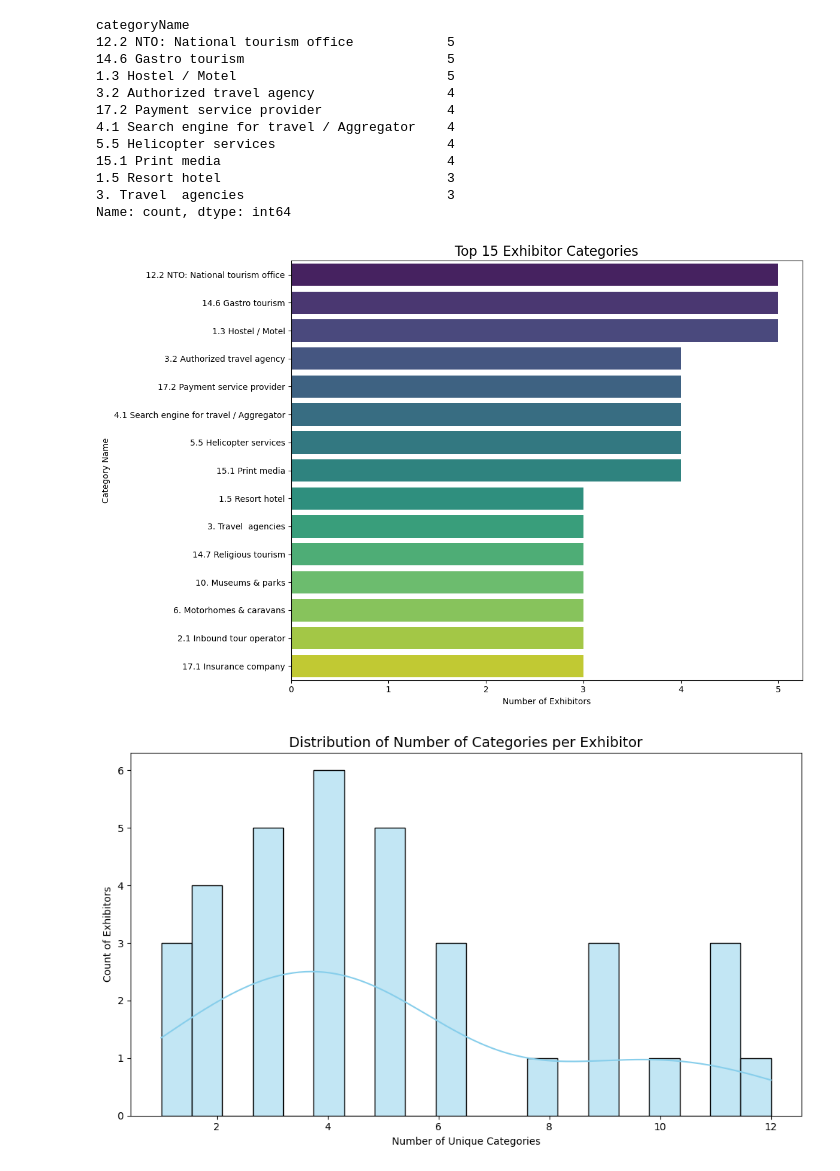
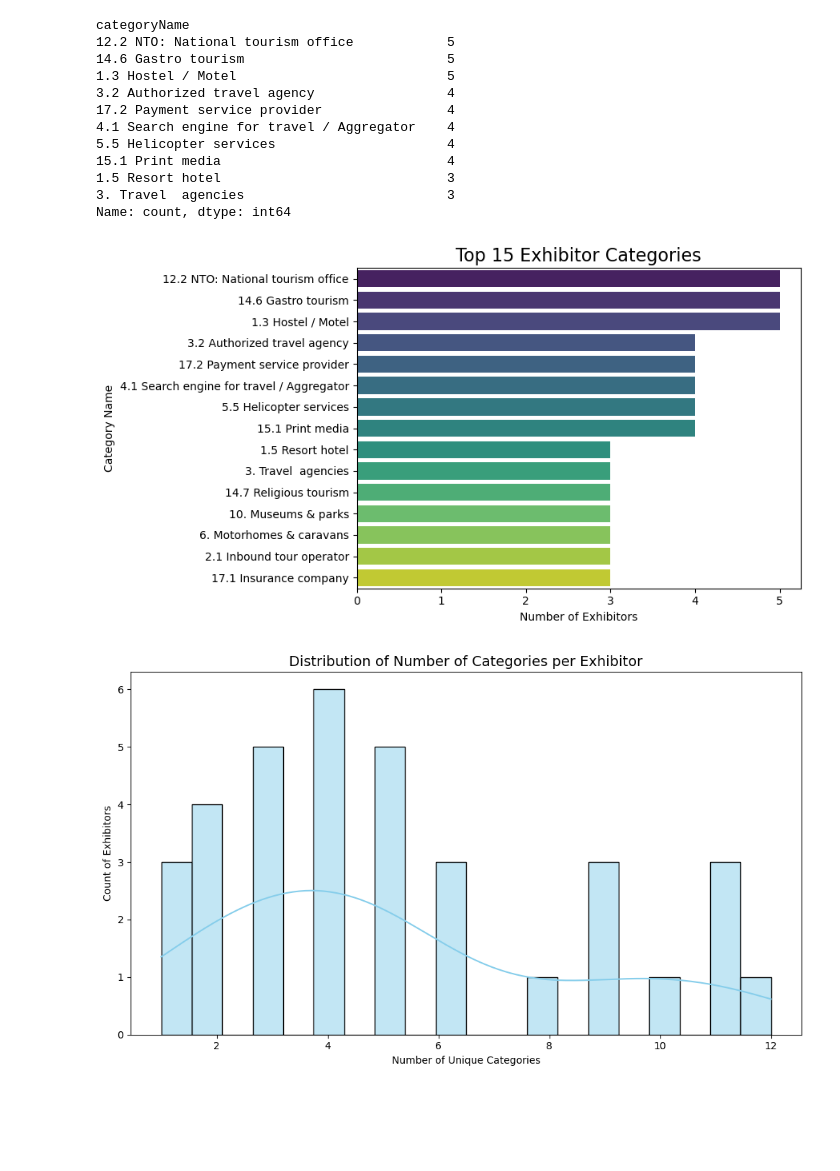
Before and after one commit to Jebinu/ITE-data-sciene-assignment, a Jupyter notebook: code/exhibitors_profile_analysis.ipynb, the cells around one changed output. Cells and saved outputs as stored; diff of their text form; code cells hidden in the pictures; blank space fills up the shorter version.

```diff
--- a/code/exhibitors_profile_analysis.ipynb
+++ b/code/exhibitors_profile_analysis.ipynb
@@ -52,23 +52,23 @@ import matplotlib.pyplot as plt
 import seaborn as sns
 # %%
 # Bar Plot - Top 15 Categories
-plt.figure(figsize=(12, 8))
+plt.figure(figsize=(9, 5))
 sns.barplot(
     x=category_counts.values[:15],
     y=category_counts.index[:15],
     hue=category_counts.index[:15],
     palette="viridis",
     legend=False
 )
 
 plt.title("Top 15 Exhibitor Categories", fontsize=16)
 plt.xlabel("Number of Exhibitors")
 plt.ylabel("Category Name")
 plt.tight_layout()
 plt.savefig("top_categories_barplot.png")
 plt.show()
 # %% [output]
-[figure, old version]
+[figure, new version]
 # %%
 # Number of Categories per Exhibitor
 category_per_exhibitor = exhibitor_final.groupby('exhibitorid')['categoryId'].nunique()
```
Also changed, not shown: 43 other files.
